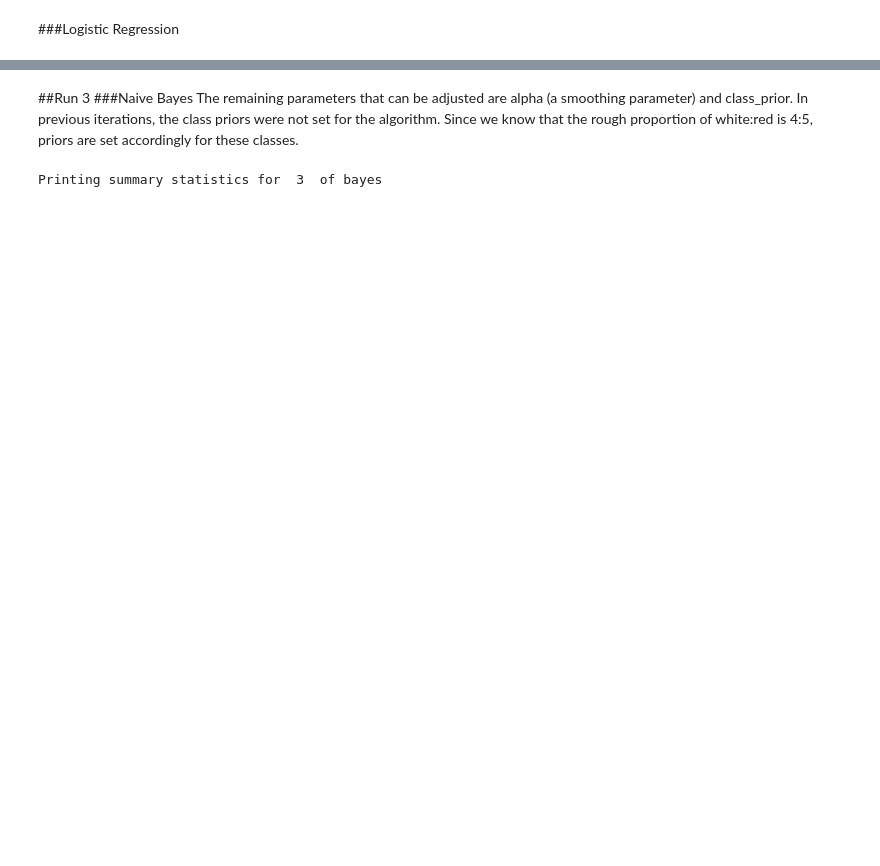
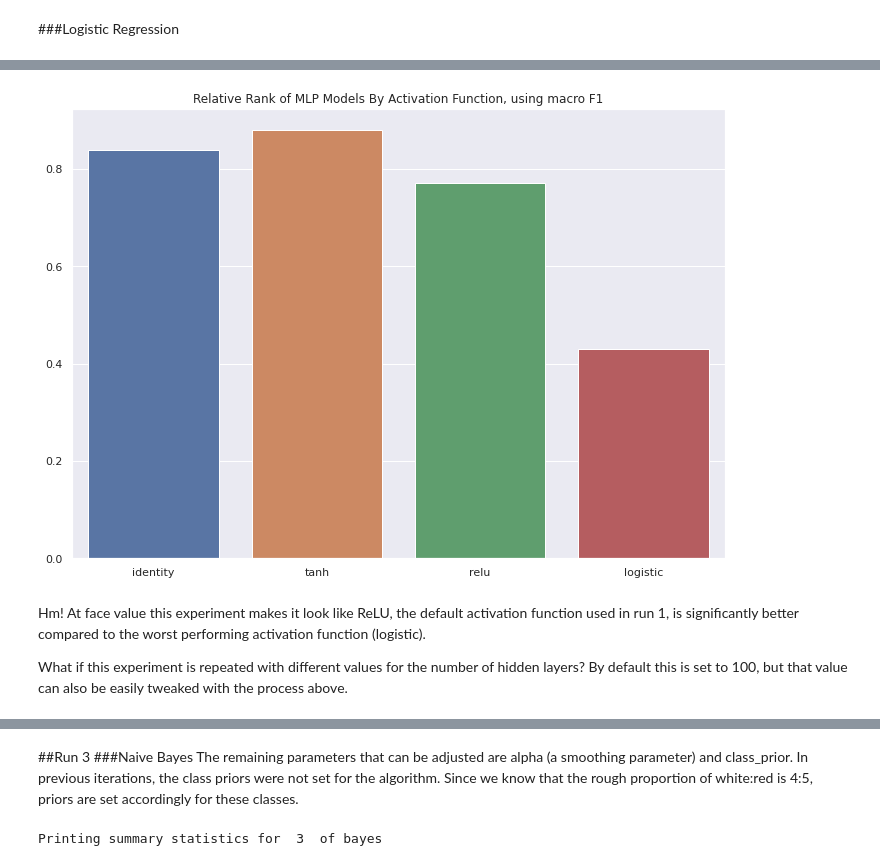
Before and after one commit to journalWheat/CSI4106-Project1, a Jupyter notebook: CSI4106_Project1_JaredWagner_GeneralForm.ipynb, the cells around one changed output, grey strips where cells are left out. Cells and saved outputs as stored; diff of their text form; code cells hidden in the pictures; blank space fills up the shorter version.

```diff
--- a/CSI4106_Project1_JaredWagner_GeneralForm.ipynb
+++ b/CSI4106_Project1_JaredWagner_GeneralForm.ipynb
@@ -579,0 +640,51 @@ Printing summary statistics for  2  of bayes
+# %%
+# initial idea taken from: https://stackoverflow.com/questions/46028914/multilayer-perceptron-convergencewarning-stochastic-optimizer-maximum-iterat
+# documentation: https://scikit-learn.org/stable/modules/generated/sklearn.model_selection.GridSearchCV.html
+# (specifically code used to set up GridSearchCV())
+# imports
+from sklearn.model_selection import GridSearchCV, train_test_split
+
+def display_rank(title, data_source):
+  # convert dictionary to a useable format for Seaborn
+  stats_df = pd.DataFrame.from_records([data_source])
+
+  sns.set(rc={'figure.figsize':(11.7,8.27)})
+  plt.title(title)
+  sns.barplot(data=stats_df)
+  plt.show()
+
+# Optimizes MLPClassifier based on parameters passed in param_grid. cv=10 indicates that the function will use 10-fold cross validation.
+# GridSearchCV implements K-Fold using StratifiedKFold since the features given to it are binary. I use KFold for my runs, but the end result is the same.
+# Ranks the activation selection according to the specified
+def optimize_MLP(df, param_grid, scoring, optimization_value, save_loc, k=10):
+  i = 0
+  X = np.array(df.drop(columns=target, axis=1).values.tolist()) # features
+  y = np.array(df[target].values.tolist()) # target values
+
+  X_train, X_test, y_train, y_test = train_test_split(X, y, test_size = 0.33) # take a test, holdout set
+
+  # Sequentially test for the best scoring parameter. Score it, save the score; repeat until all are scored.
+  while (len(param_grid[optimization_value]) > 0):
+    i += 1
+    clf = GridSearchCV(estimator=MLPClassifier(), param_grid=param_grid, cv=k, scoring=scoring)
+    clf.fit(X_train, y_train)
+    param_score = clf.score(X_test, y_test)
+
+    # select, print, and remove the best parameter from consideration before repeating
+    top_ranked = clf.best_params_[optimization_value]
+    param_grid[optimization_value] = tuple(x for x in param_grid[optimization_value] if x != top_ranked)
+
+    save_loc[top_ranked] = param_score # save the score of each value
+# %%
+from sklearn.metrics import balanced_accuracy_score
+## Test for macro F1, varying activation function
+activation_f1_macro_score = {}
+optimize_MLP(one_hot_encoded_wine_df, param_grid={'max_iter' : [2],'activation' : ('relu','identity','logistic','tanh')},
+                   scoring='f1_macro', optimization_value='activation', save_loc=activation_f1_macro_score)
+display_rank(title="Relative Rank of MLP Models By Activation Function, using macro F1", data_source=activation_f1_macro_score)
+# %% [output]
+[figure, added]
+# %% [markdown]
+Hm! At face value this experiment makes it look like ReLU, the default activation function used in run 1, is significantly better compared to the worst performing activation function (logistic).
+
+What if this experiment is repeated with different values for the number of hidden layers? By default this is set to 100, but that value can also be easily tweaked with the process above.
```
Also changed, not shown: parts of 30 cells of this notebook.
